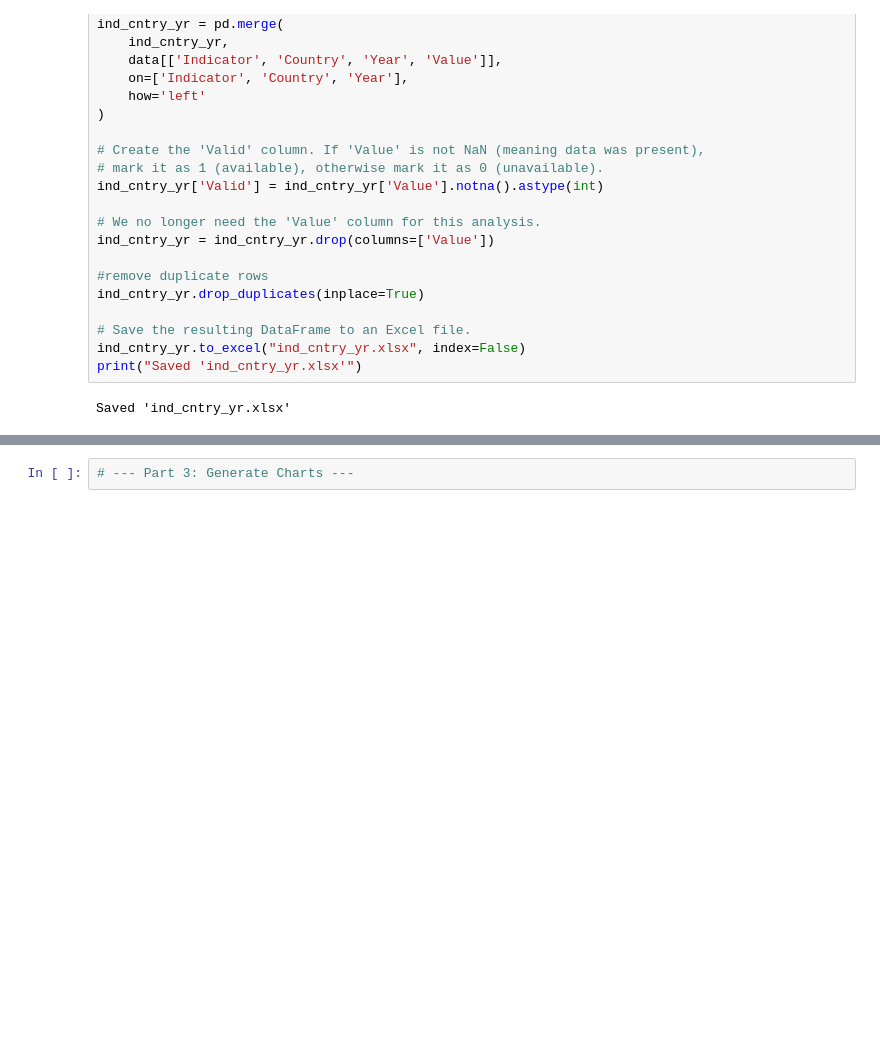
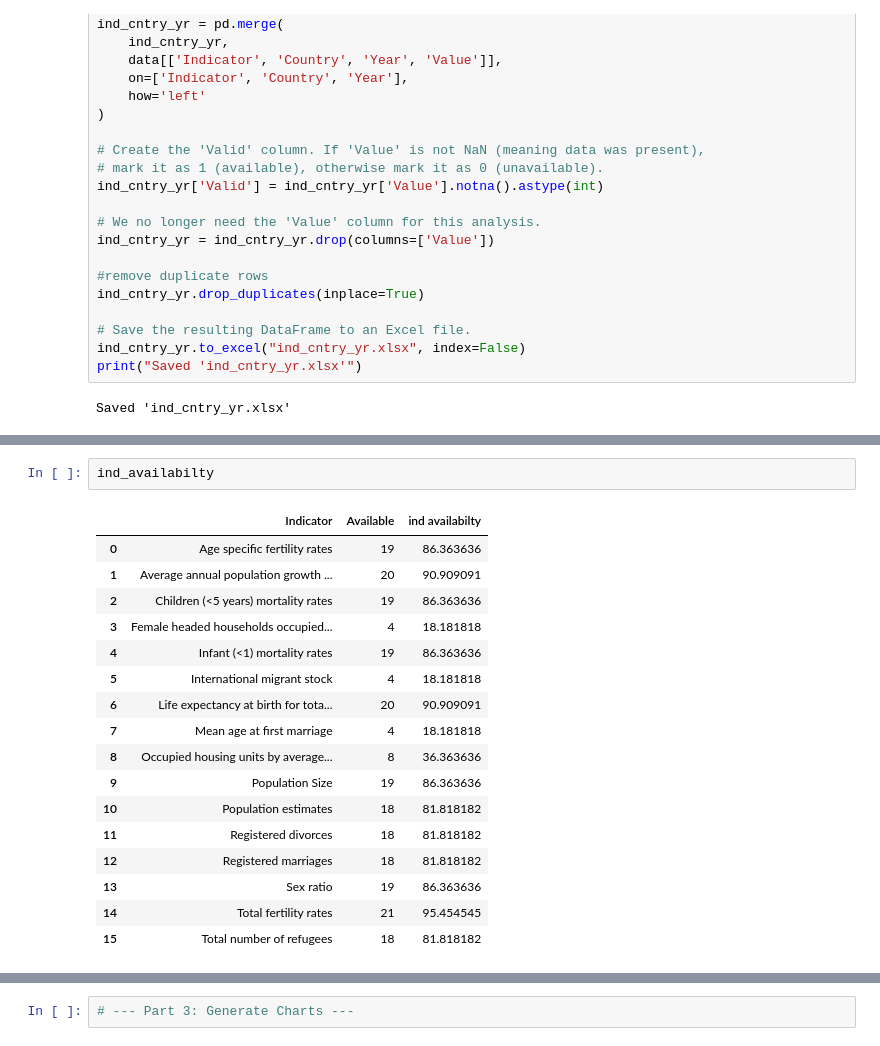
Before and after one commit to raffi1974/data-availability-static, a Jupyter notebook: data availability static charts.ipynb, the cells around one changed output, grey strips where cells are left out. Drawn from its saved outputs; the diff is of its cells as text; blank space fills up the shorter version.

```diff
--- a/data availability static charts.ipynb
+++ b/data availability static charts.ipynb
@@ -145,0 +151,20 @@ print("Saved 'cntry_availabilty.xlsx'")
+# %%
+ind_availabilty
+# %% [output]
+|  | Indicator | Available | ind availabilty |
+| 0 | Age specific fertility rates | 19 | 86.363636 |
+| 1 | Average annual population growth ... | 20 | 90.909091 |
+| 2 | Children (<5 years) mortality rates | 19 | 86.363636 |
+| 3 | Female headed households occupied... | 4 | 18.181818 |
+| 4 | Infant (<1) mortality rates | 19 | 86.363636 |
+| 5 | International migrant stock | 4 | 18.181818 |
+| 6 | Life expectancy at birth for tota... | 20 | 90.909091 |
+| 7 | Mean age at first marriage | 4 | 18.181818 |
+| 8 | Occupied housing units by average... | 8 | 36.363636 |
+| 9 | Population Size | 19 | 86.363636 |
+| 10 | Population estimates | 18 | 81.818182 |
+| 11 | Registered divorces | 18 | 81.818182 |
+| 12 | Registered marriages | 18 | 81.818182 |
+| 13 | Sex ratio | 19 | 86.363636 |
+| 14 | Total fertility rates | 21 | 95.454545 |
+| 15 | Total number of refugees | 18 | 81.818182 |
```
Also changed, not shown: parts of 6 cells of this notebook.
